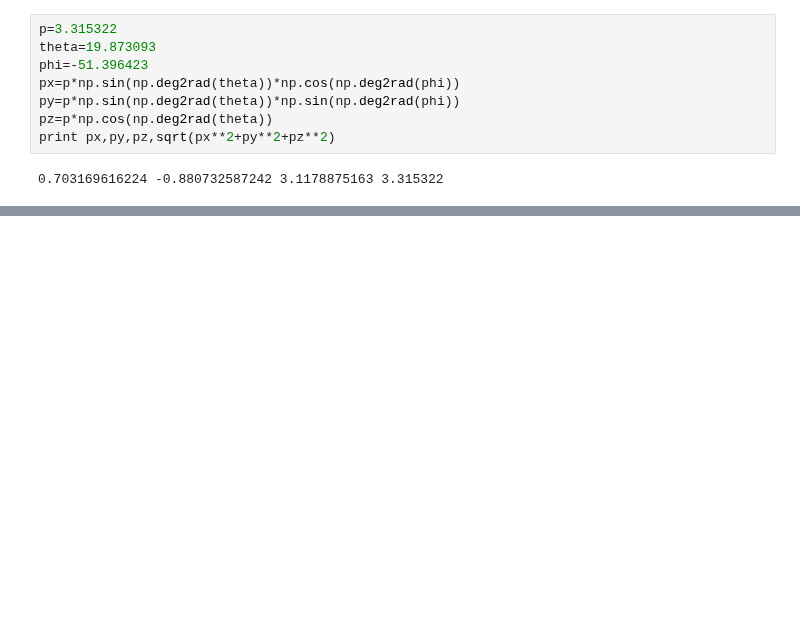
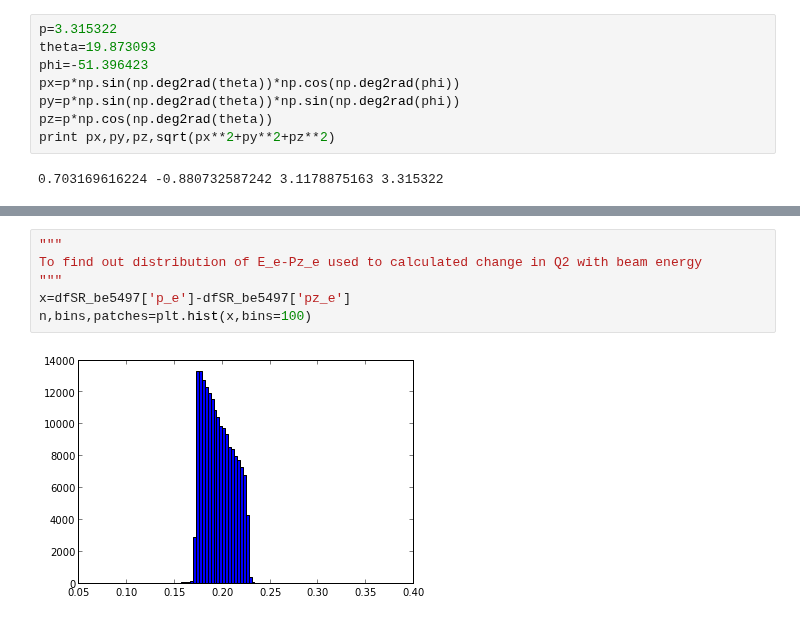
Before and after one commit to arjun-trivedi/ana2pi, a Jupyter notebook: scripts/python/nb-play_d2piDF.ipynb, the cells around one changed output, grey strips where cells are left out. Saved outputs shown, nothing was run; the diff lists cells and outputs as text; blank space fills up the shorter version.

```diff
--- a/scripts/python/nb-play_d2piDF.ipynb
+++ b/scripts/python/nb-play_d2piDF.ipynb
@@ -94,0 +114,8 @@ print radians([1,2])
+# %%
+"""
+To find out distribution of E_e-Pz_e used to calculated change in Q2 with beam energy
+"""
+x=dfSR_be5497['p_e']-dfSR_be5497['pz_e']
+n,bins,patches=plt.hist(x,bins=100)
+# %% [output]
+[figure, added]
```
Also changed, not shown: parts of 8 cells of this notebook, 1 other file.
